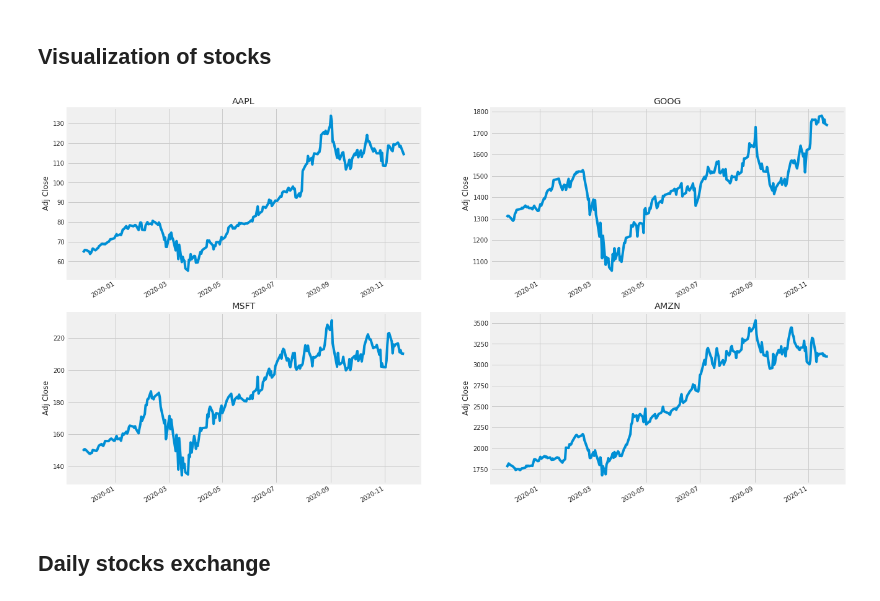
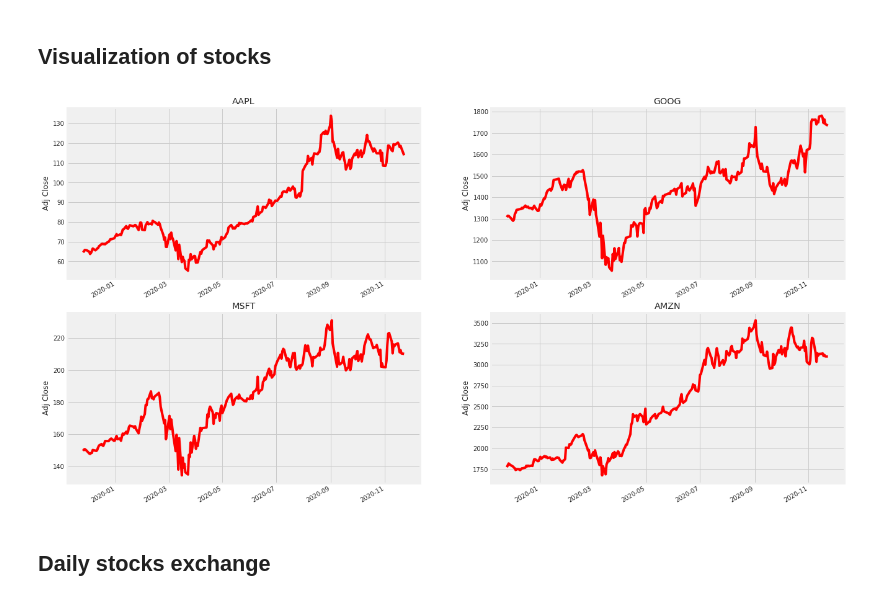
Before and after one commit to MainakRepositor/Data-Analysis, a Jupyter notebook: Stock_Market_Analysis_and_Prediction_.ipynb, the cells around one changed output. Cells and saved outputs as stored; diff of their text form; code cells hidden in the pictures.

```diff
--- a/Stock_Market_Analysis_and_Prediction_.ipynb
+++ b/Stock_Market_Analysis_and_Prediction_.ipynb
@@ -113,15 +113,15 @@ AMZN.describe()
 # %%
 plt.figure(figsize=(20, 8))
 plt.subplots_adjust(top=1.25, bottom=1.2)
 
 for i, company in enumerate(company_list, 1):
     plt.subplot(2, 2, i)
-    company['Adj Close'].plot()
+    company['Adj Close'].plot(color='r')
     plt.ylabel('Adj Close')
     plt.xlabel(None)
     plt.title(f"{tech_list[i - 1]}")
 # %% [output]
-[figure, old version]
+[figure, new version]
 # %% [markdown]
 ## Daily stocks exchange
 # %%
```
